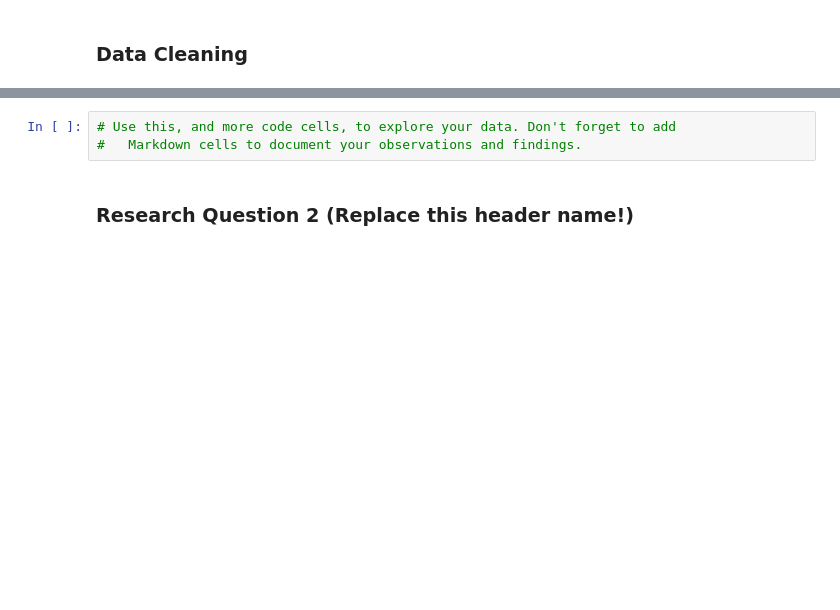
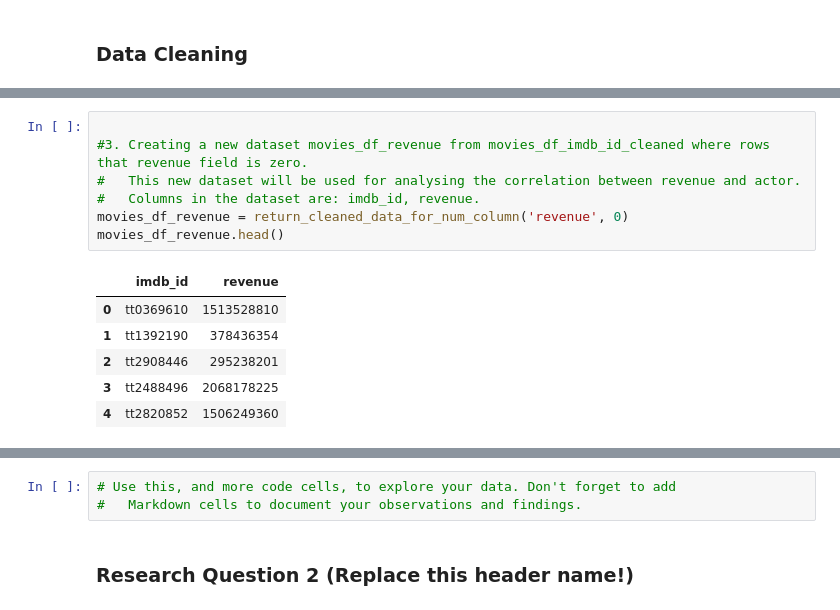
Before and after one commit to arielma/tmdb-movies-dataset-analysis, a Jupyter notebook: Xiaohang_Ma TMDB Movie Data Analysis.ipynb, the cells around one changed output, grey strips where cells are left out. Cells and saved outputs as stored; diff of their text form; blank space fills up the shorter version.

```diff
--- a/Xiaohang_Ma TMDB Movie Data Analysis.ipynb
+++ b/Xiaohang_Ma TMDB Movie Data Analysis.ipynb
@@ -255,0 +258,14 @@ movies_df_cleaned.count()
+# %%
+
+#3. Creating a new dataset movies_df_revenue from movies_df_imdb_id_cleaned where rows that revenue field is zero.
+#   This new dataset will be used for analysing the correlation between revenue and actor.
+#   Columns in the dataset are: imdb_id, revenue.
+movies_df_revenue = return_cleaned_data_for_num_column('revenue', 0)
+movies_df_revenue.head()
+# %% [output]
+|  | imdb_id | revenue |
+| 0 | tt0369610 | 1513528810 |
+| 1 | tt1392190 | 378436354 |
+| 2 | tt2908446 | 295238201 |
+| 3 | tt2488496 | 2068178225 |
+| 4 | tt2820852 | 1506249360 |
```
Also changed, not shown: parts of 25 cells of this notebook.
